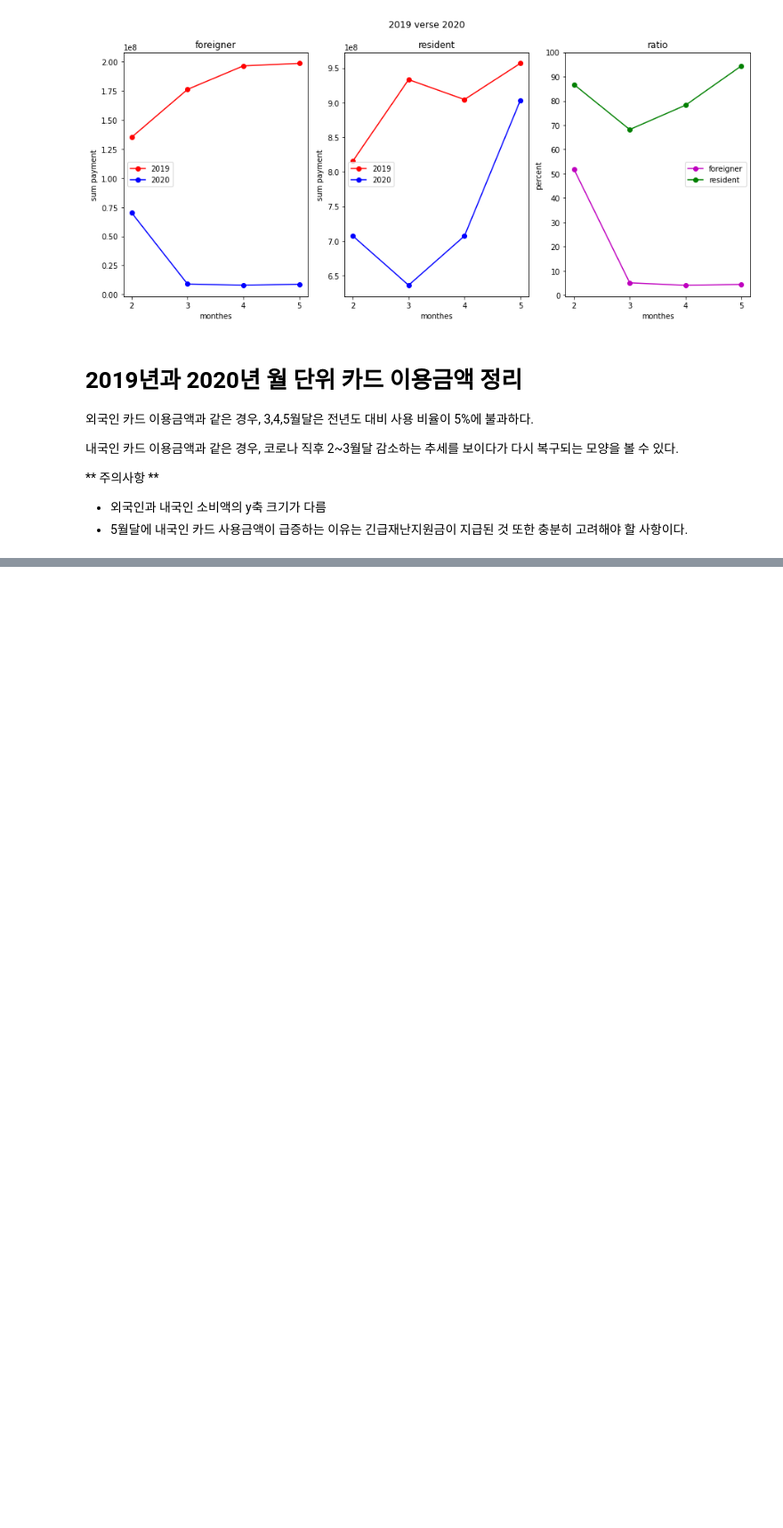
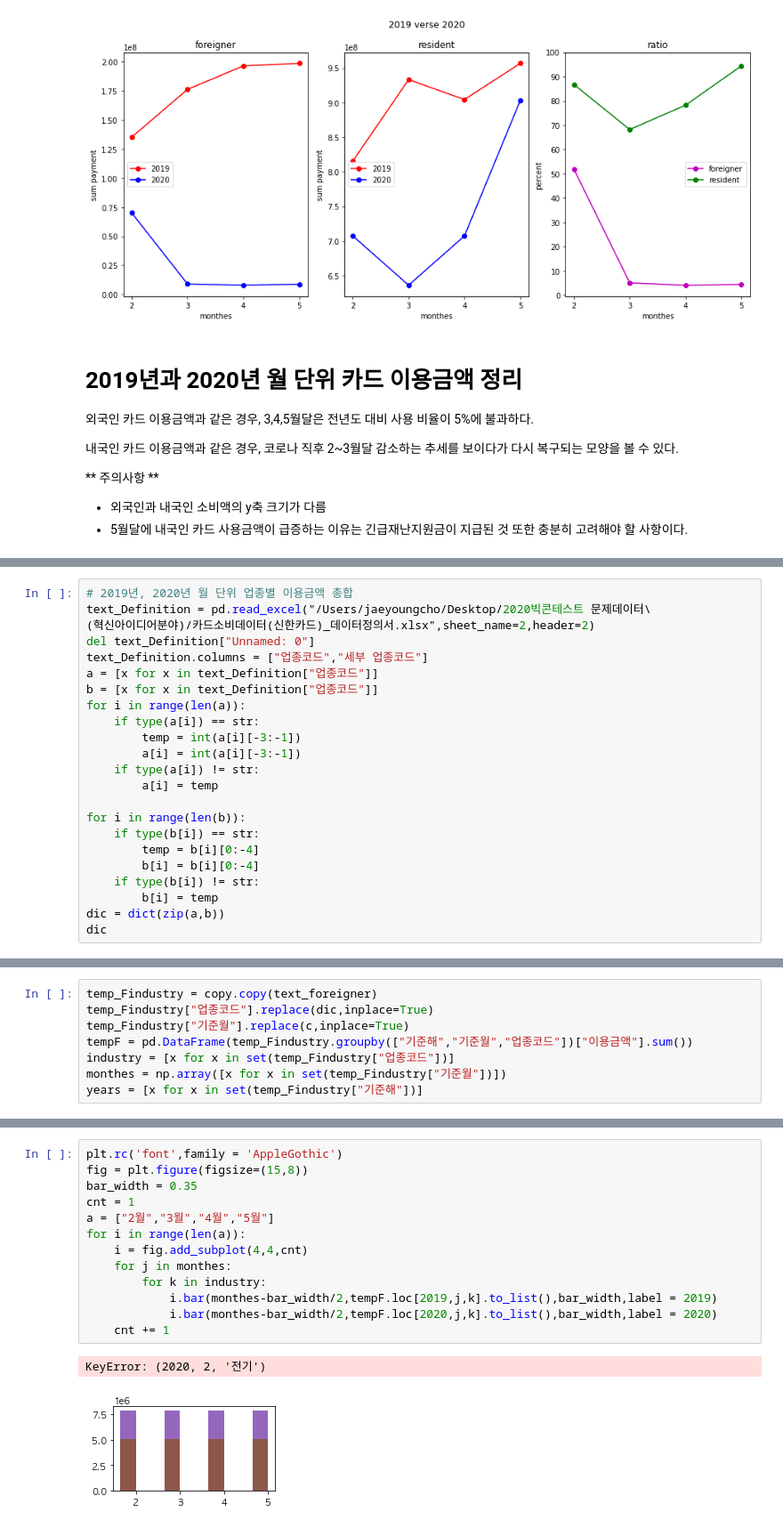
Before and after one commit to Kimdongui/Algorithm, a Jupyter notebook: 카드 데이터 파싱.ipynb, the cells around one changed output, grey strips where cells are left out. Shown at 89% size. Cells and saved outputs as stored; diff of their text form; blank space fills up the shorter version.

```diff
--- a/카드 데이터 파싱.ipynb
+++ b/카드 데이터 파싱.ipynb
@@ -304,0 +416,23 @@ SyntaxError: unexpected EOF while parsing (<ipython-input-67-31ae6ad79b20>, line
+# %%
+# 2019년, 2020년 월 단위 업종별 이용금액 총합
+text_Definition = pd.read_excel("/Users/jaeyoungcho/Desktop/2020빅콘테스트 문제데이터\
+(혁신아이디어분야)/카드소비데이터(신한카드)_데이터정의서.xlsx",sheet_name=2,header=2)
+del text_Definition["Unnamed: 0"]
+text_Definition.columns = ["업종코드","세부 업종코드"]
+a = [x for x in text_Definition["업종코드"]]
+b = [x for x in text_Definition["업종코드"]]
+for i in range(len(a)):
+    if type(a[i]) == str:
+        temp = int(a[i][-3:-1])
+        a[i] = int(a[i][-3:-1])
+    if type(a[i]) != str:
+        a[i] = temp
+
+for i in range(len(b)):
+    if type(b[i]) == str:
+        temp = b[i][0:-4]
+        b[i] = b[i][0:-4]
+    if type(b[i]) != str:
+        b[i] = temp
+dic = dict(zip(a,b))
+dic
@@ -304,0 +457,8 @@ SyntaxError: unexpected EOF while parsing (<ipython-input-67-31ae6ad79b20>, line
+# %%
+temp_Findustry = copy.copy(text_foreigner)
+temp_Findustry["업종코드"].replace(dic,inplace=True)
+temp_Findustry["기준월"].replace(c,inplace=True)
+tempF = pd.DataFrame(temp_Findustry.groupby(["기준해","기준월","업종코드"])["이용금액"].sum())
+industry = [x for x in set(temp_Findustry["업종코드"])]
+monthes = np.array([x for x in set(temp_Findustry["기준월"])])
+years = [x for x in set(temp_Findustry["기준해"])]
@@ -304,0 +481,16 @@ SyntaxError: unexpected EOF while parsing (<ipython-input-67-31ae6ad79b20>, line
+# %%
+plt.rc('font',family = 'AppleGothic')
+fig = plt.figure(figsize=(15,8))
+bar_width = 0.35
+cnt = 1
+a = ["2월","3월","4월","5월"]
+for i in range(len(a)):
+    i = fig.add_subplot(4,4,cnt)
+    for j in monthes:
+        for k in industry:
+            i.bar(monthes-bar_width/2,tempF.loc[2019,j,k].to_list(),bar_width,label = 2019)
+            i.bar(monthes-bar_width/2,tempF.loc[2020,j,k].to_list(),bar_width,label = 2020)
+    cnt += 1
+# %% [output]
+KeyError: (2020, 2, '전기')
+[figure, added]
```
Also changed, not shown: parts of 18 cells of this notebook.
